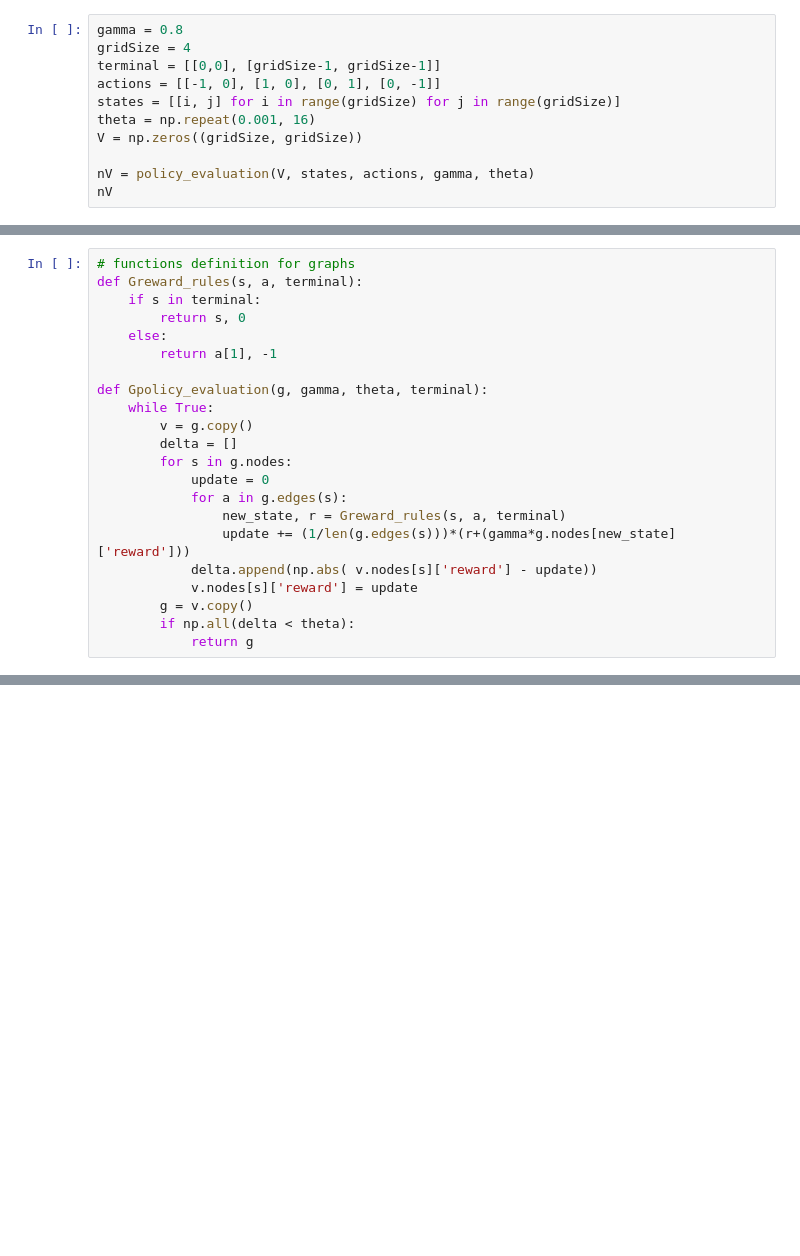
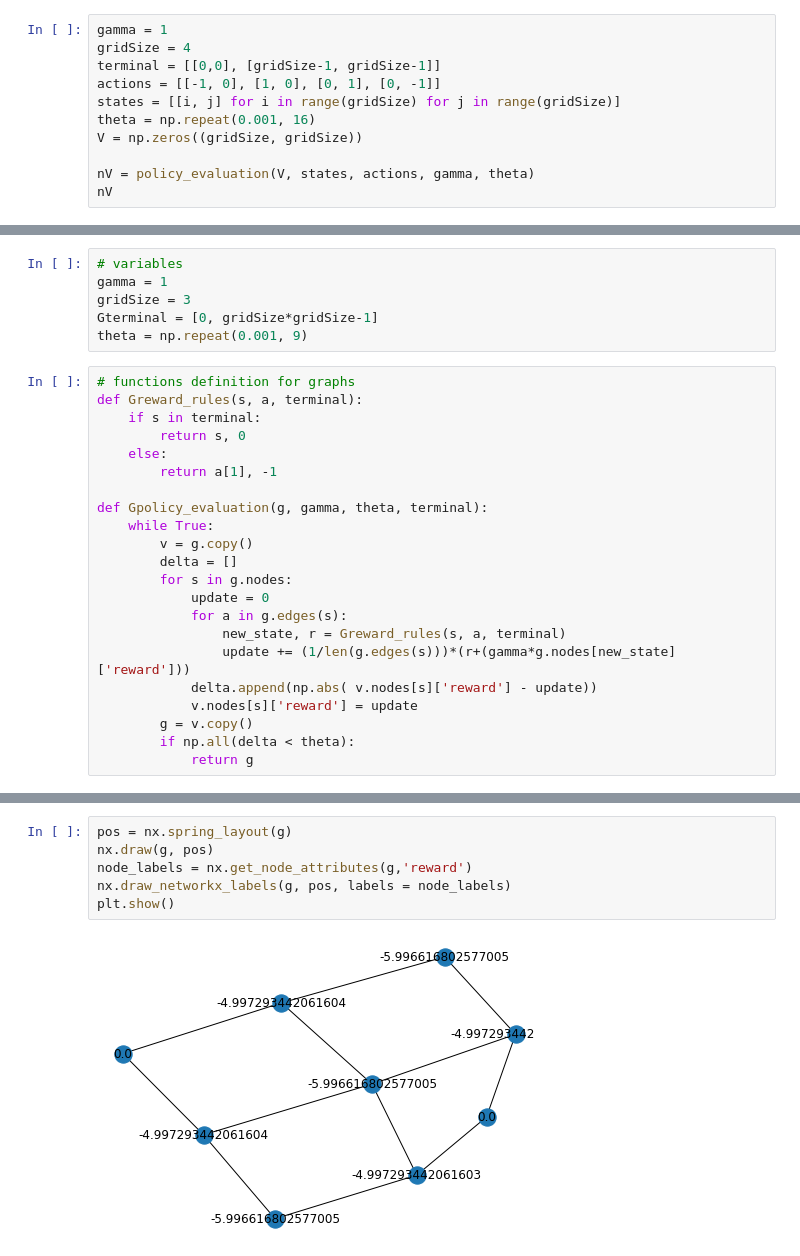
Before and after one commit to nickplas/Internship_ESTECO, a Jupyter notebook: code/Dynamic Programming.ipynb, the cells around one changed output, grey strips where cells are left out. Cells and saved outputs as stored; diff of their text form; blank space fills up the shorter version.

```diff
--- a/code/Dynamic Programming.ipynb
+++ b/code/Dynamic Programming.ipynb
@@ -28,7 +28,7 @@ def policy_evaluation(ValueFunction, states, actions, gamma, theta):
         if np.all(delta < theta):
             return ValueFunction
 # %%
-gamma = 0.8
+gamma = 1
 gridSize = 4
 terminal = [[0,0], [gridSize-1, gridSize-1]]
 actions = [[-1, 0], [1, 0], [0, 1], [0, -1]]
@@ -170,3 +144,9 @@ theta = np.repeat(0.001, 9)
+# %%
+# variables
+gamma = 1
+gridSize = 3
+Gterminal = [0, gridSize*gridSize-1]
+theta = np.repeat(0.001, 9)
 # %%
 # functions definition for graphs
 def Greward_rules(s, a, terminal):
@@ -205 +185,9 @@ for i in range(9):
 {'reward': 0.0}
+# %%
+pos = nx.spring_layout(g)
+nx.draw(g, pos)
+node_labels = nx.get_node_attributes(g,'reward')
+nx.draw_networkx_labels(g, pos, labels = node_labels)
+plt.show()
+# %% [output]
+[figure, added]
```
Also changed, not shown: parts of 15 cells of this notebook.
